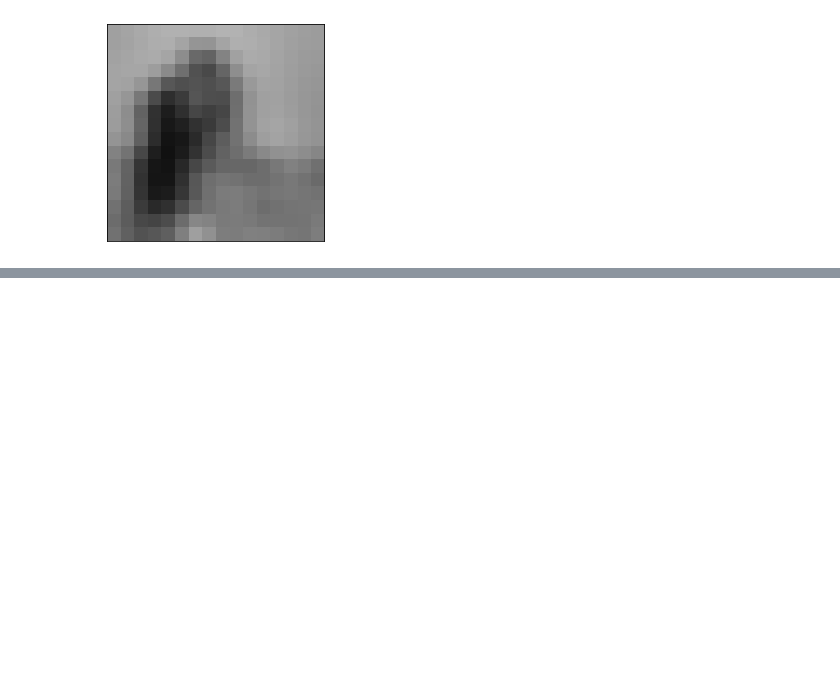
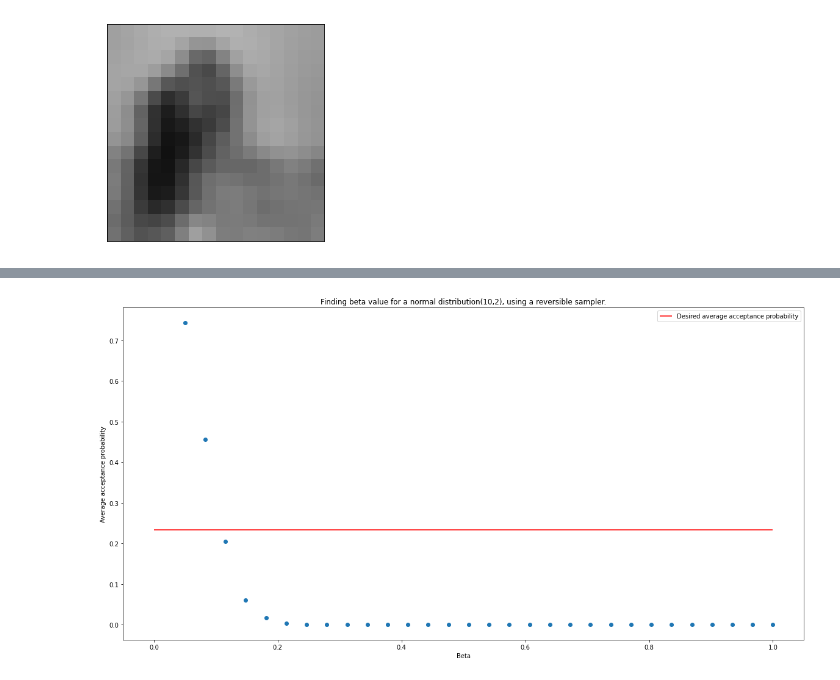
Before and after one commit to LorenzoStigliano/inverse-problems-mcmc, a Jupyter notebook: Main_Notebook.ipynb, the cells around one changed output, grey strips where cells are left out. Saved outputs shown, nothing was run; the diff lists cells and outputs as text; code cells hidden in the pictures; blank space fills up the shorter version.

```diff
--- a/Main_Notebook.ipynb
+++ b/Main_Notebook.ipynb
@@ -1353,0 +1447,13 @@ Target Image:
+# %%
+dimension = len(img_noisy_scaled.flatten())
+
+beta_s = list(np.linspace(0.05,1,30))
+list_a_p = []
+
+for beta in beta_s:
+    print(beta)
+    proposal = Proposal(beta = beta, pick = "random_walk_nd")
+    sampler = Sampler_Imaging(beta = beta, N = 100, dimension = dimension, image=img_noisy_scaled, proposal=proposal)
+    _, a = sampler.Non_Reversible_Metropolis_Hastings_High_Dimensions(100)
+    average_acceptance_probabity = np.mean(a)
+    list_a_p.append(average_acceptance_probabity)
@@ -1353,0 +1478,4 @@ Target Image:
+# %%
+finding_beta(beta_s, list_a_p, "Finding beta value for a normal distribution(10,2), using a reversible sampler.")
+# %% [output]
+[figure, added]
```
Also changed, not shown: parts of 18 cells of this notebook.
